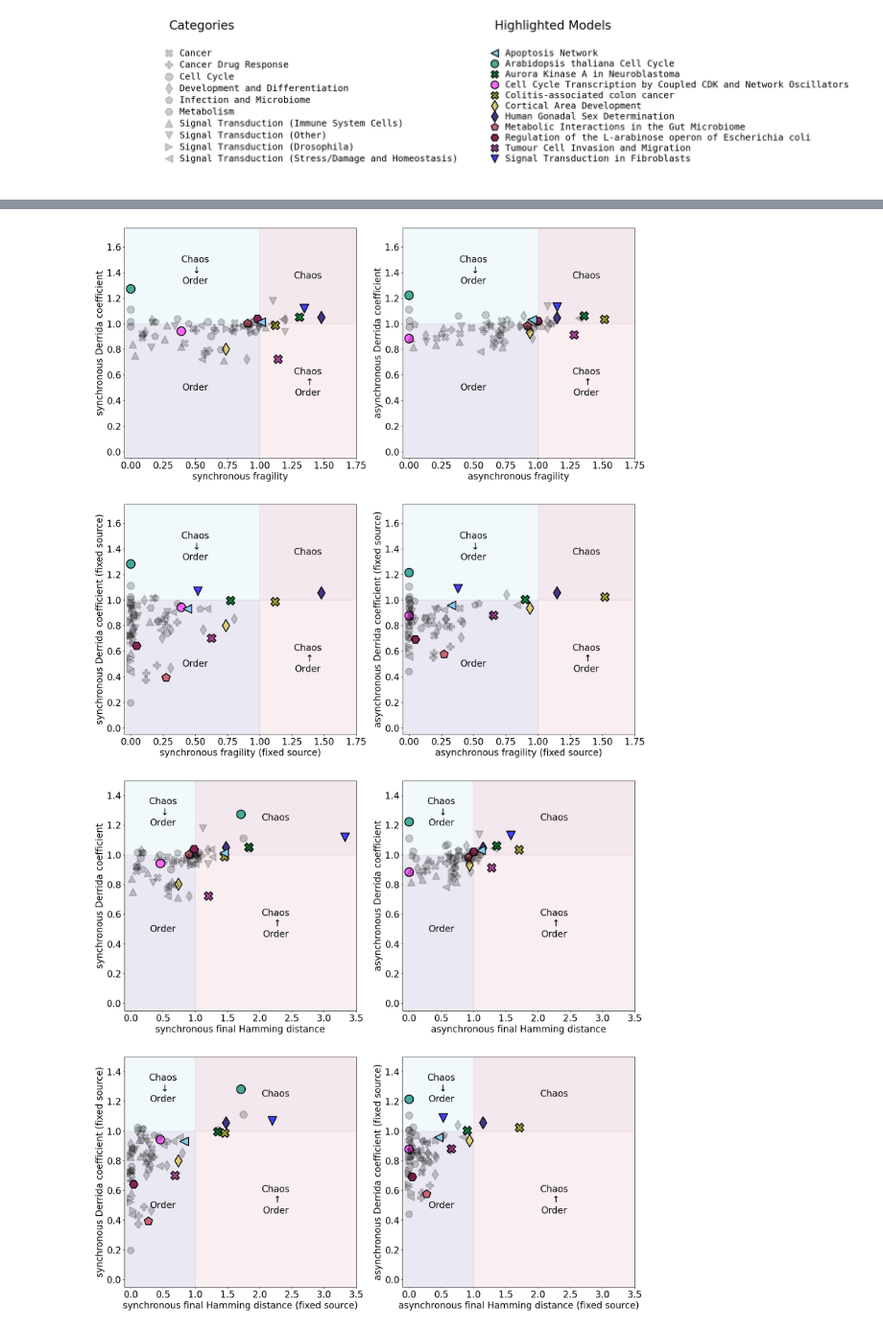
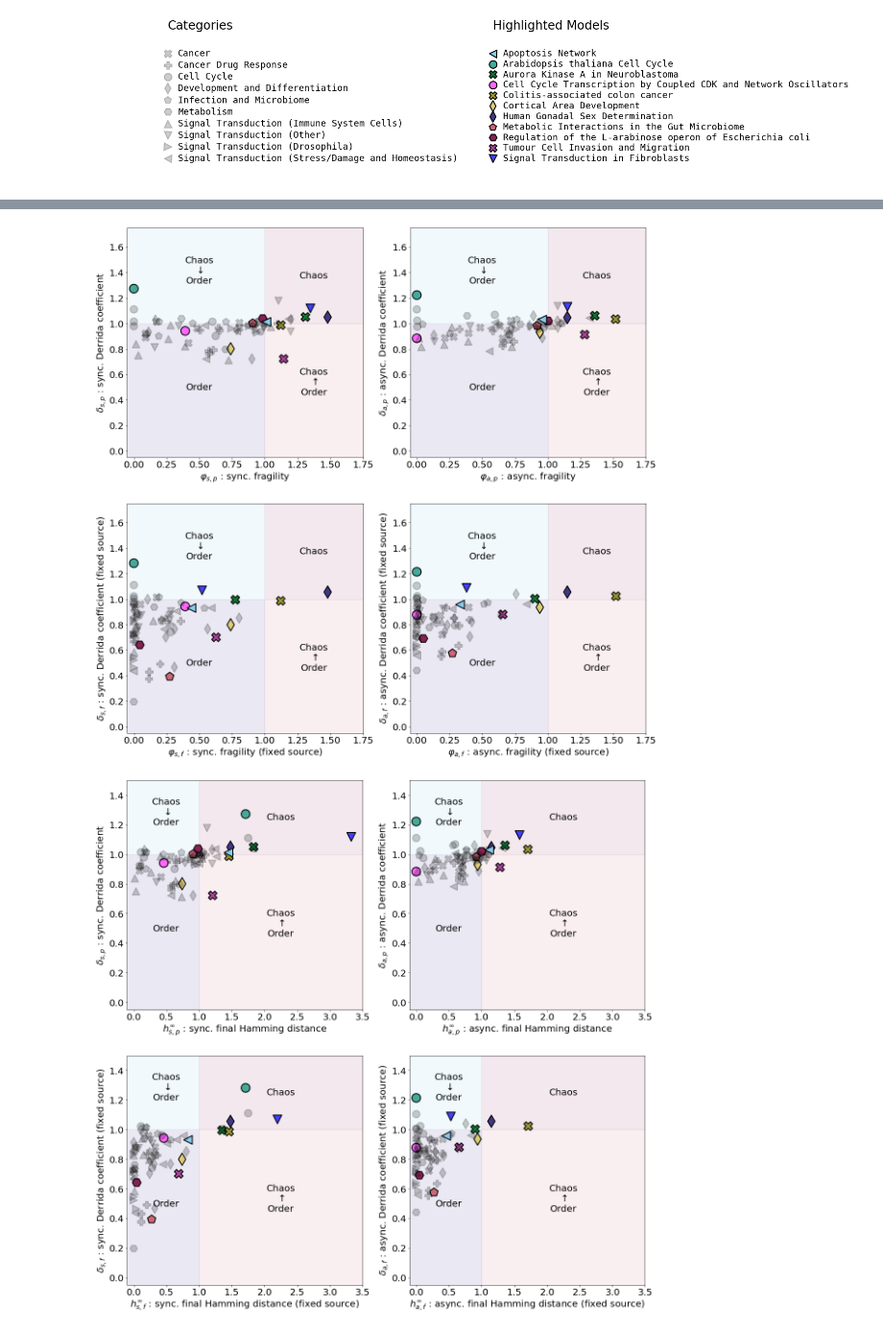
Before and after one commit to kyuhyongpark/cubewalkers-analysis, a Jupyter notebook: perturbation_output_analysis.ipynb, the cells around one changed output, grey strips where cells are left out. Shown at 96% size. Drawn from its saved outputs; the diff is of its cells as text; code cells hidden in the pictures.

```diff
--- a/perturbation_output_analysis.ipynb
+++ b/perturbation_output_analysis.ipynb
@@ -413,42 +413,41 @@ for sub_ax in ax.flatten():
 for name,group in groups:
     ax[0,0].scatter(group['SF'],group['SDC'],c=hc(group),s=hs(group),alpha=halpha(group),marker=category_symbol_dict[name],linewidths=2,edgecolor='k')
 # ax[0,0].scatter(QC['SF'],QC['SDC'],c='k')#c=QC['SF']-QC['SDC'],cmap=cmap, norm=cnorm)
-ax[0,0].set_xlabel('synchronous fragility')
-ax[0,0].set_ylabel('synchronous Derrida coefficient')
+ax[0,0].set_xlabel(r'$\varphi_{s,p}$ : sync. fragility')
+ax[0,0].set_ylabel(r'$\delta_{s,p}$ : sync. Derrida coefficient')
 ax[0,0].set_xlim(minval,maxval)
 ax[0,0].set_ylim(minval,maxval)
 
 for name,group in groups:
     ax[0,1].scatter(group['AF'],group['ADC'],c=hc(group),s=hs(group),alpha=halpha(group),marker=category_symbol_dict[name],linewidths=2,edgecolor='k')
 # ax[0,1].scatter(QC['AF'],QC['ADC'],c='k')#c=QC['AF']-QC['ADC'],cmap=cmap, norm=cnorm)
-ax[0,1].set_xlabel('asynchronous fragility')
-ax[0,1].set_ylabel('asynchronous Derrida coefficient')
+ax[0,1].set_xlabel(r'$\varphi_{a,p}$ : async. fragility')
+ax[0,1].set_ylabel(r'$\delta_{a,p}$ : async. Derrida coefficient')
 ax[0,1].set_xlim(minval,maxval)
 ax[0,1].set_ylim(minval,maxval)
 
 for name,group in groups:
     ax[1,0].scatter(group['SFNS'],group['SDCNS'],c=hc(group),s=hs(group),alpha=halpha(group),marker=category_symbol_dict[name],linewidths=2,edgecolor='k')
 # ax[1,0].scatter(QC['SFNS'],QC['SDCNS'], c='k')#c=QC['SFNS']-QC['SDCNS'],cmap=cmap, norm=cnorm)
-ax[1,0].set_xlabel('synchronous fragility (fixed source)')
-ax[1,0].set_ylabel('synchronous Derrida coefficient (fixed source)')
+ax[1,0].set_xlabel(r'$\varphi_{s,f}$ : sync. fragility (fixed source)')
+ax[1,0].set_ylabel(r'$\delta_{s,f}$ : sync. Derrida coefficient (fixed source)')
 ax[1,0].set_xlim(minval,maxval)
 ax[1,0].set_ylim(minval,maxval)
 
 for name,group in groups:
     ax[1,1].scatter(group['AFNS'],group['ADCNS'],c=hc(group),s=hs(group),alpha=halpha(group),marker=category_symbol_dict[name],linewidths=2,edgecolor='k')
 # ax[1,1].scatter(QC['AFNS'],QC['ADCNS'],c='k')#c=QC['AFNS']-QC['ADCNS'],cmap=cmap, norm=cnorm)
-ax[1,1].set_xlabel('asynchronous fragility (fixed source)')
-ax[1,1].set_ylabel('asynchronous Derrida coefficient (fixed source)')
+ax[1,1].set_xlabel(r'$\varphi_{a,f}$ : async. fragility (fixed source)')
+ax[1,1].set_ylabel(r'$\delta_{a,f}$ : async. Derrida coefficient (fixed source)')
 ax[1,1].set_xlim(minval,maxval)
 ax[1,1].set_ylim(minval,maxval)
-
 
 
 plt.savefig(f'./data/{models_dir}/figures/Derrida-Fragility.png')
 plt.savefig(f'./data/{models_dir}/figures/Derrida-Fragility.pdf')
 plt.show()
 # %% [output]
-[figure, old version]
+[figure, new version]
 # %%
 region_alpha = 0.1
 cmap = plt.cm.get_cmap('coolwarm')
@@ -478,39 +477,39 @@ for sub_ax in ax.flatten():
 for name,group in groups:
     ax[0,0].scatter(group['SFHD'],group['SDC'],c=hc(group),s=hs(group),alpha=halpha(group),marker=category_symbol_dict[name],linewidths=2,edgecolor='k')
 # ax[0,0].scatter(QC['SFHD'],QC['SDC'],c='k')#c=QC['SF']-QC['SDC'],cmap=cmap, norm=cnorm)
-ax[0,0].set_xlabel('synchronous final Hamming distance')
-ax[0,0].set_ylabel('synchronous Derrida coefficient')
+ax[0,0].set_xlabel(r'$h^{\infty}_{s,p}$ : sync. final Hamming distance')
+ax[0,0].set_ylabel(r'$\delta_{s,p}$ : sync. Derrida coefficient')
 ax[0,0].set_xlim(minvalx,maxvalx)
 ax[0,0].set_ylim(minvaly,maxvaly)
 
 for name,group in groups:
     ax[0,1].scatter(group['AFHD'],group['ADC'],c=hc(group),s=hs(group),alpha=halpha(group),marker=category_symbol_dict[name],linewidths=2,edgecolor='k')
 # ax[0,1].scatter(QC['AFHD'],QC['ADC'],c='k')#c=QC['AF']-QC['ADC'],cmap=cmap, norm=cnorm)
-ax[0,1].set_xlabel('asynchronous final Hamming distance')
-ax[0,1].set_ylabel('asynchronous Derrida coefficient')
+ax[0,1].set_xlabel(r'$h^{\infty}_{a,p}$ : async. final Hamming distance')
+ax[0,1].set_ylabel(r'$\delta_{a,p}$ : async. Derrida coefficient')
 ax[0,1].set_xlim(minvalx,maxvalx)
 ax[0,1].set_ylim(minvaly,maxvaly)
 
 for name,group in groups:
     ax[1,0].scatter(group['SFHDNS'],group['SDCNS'],c=hc(group),s=hs(group),alpha=halpha(group),marker=category_symbol_dict[name],linewidths=2,edgecolor='k')
 # ax[1,0].scatter(QC['SFHDNS'],QC['SDCNS'],c='k')#c=QC['SFNS']-QC['SDCNS'],cmap=cmap, norm=cnorm)
-ax[1,0].set_xlabel('synchronous final Hamming distance (fixed source)')
-ax[1,0].set_ylabel('synchronous Derrida coefficient (fixed source)')
+ax[1,0].set_xlabel(r'$h^{\infty}_{s,f}$ : sync. final Hamming distance (fixed source)')
+ax[1,0].set_ylabel(r'$\delta_{s,f}$ : sync. Derrida coefficient (fixed source)')
 ax[1,0].set_xlim(minvalx,maxvalx)
 ax[1,0].set_ylim(minvaly,maxvaly)
 
 for name,group in groups:
     ax[1,1].scatter(group['AFHDNS'],group['ADCNS'],c=hc(group),s=hs(group),alpha=halpha(group),marker=category_symbol_dict[name],linewidths=2,edgecolor='k')
 # ax[1,1].scatter(QC['AFHDNS'],QC['ADCNS'],c='k')#c=QC['AFNS']-QC['ADCNS'],cmap=cmap, norm=cnorm)
-ax[1,1].set_xlabel('asynchronous final Hamming distance (fixed source)')
-ax[1,1].set_ylabel('asynchronous Derrida coefficient (fixed source)')
+ax[1,1].set_xlabel(r'$h^{\infty}_{a,f}$ : async. final Hamming distance (fixed source)')
+ax[1,1].set_ylabel(r'$\delta_{a,f}$ : async. Derrida coefficient (fixed source)')
 ax[1,1].set_xlim(minvalx,maxvalx)
 ax[1,1].set_ylim(minvaly,maxvaly)
 
 
 
 plt.savefig(f'./data/{models_dir}/figures/Derrida-Hamming.png')
 plt.savefig(f'./data/{models_dir}/figures/Derrida-Hamming.pdf')
 plt.show()
 # %% [output]
-[figure, old version]
+[figure, new version]
```
Also changed, not shown: parts of 5 cells of this notebook, 16 other files.
